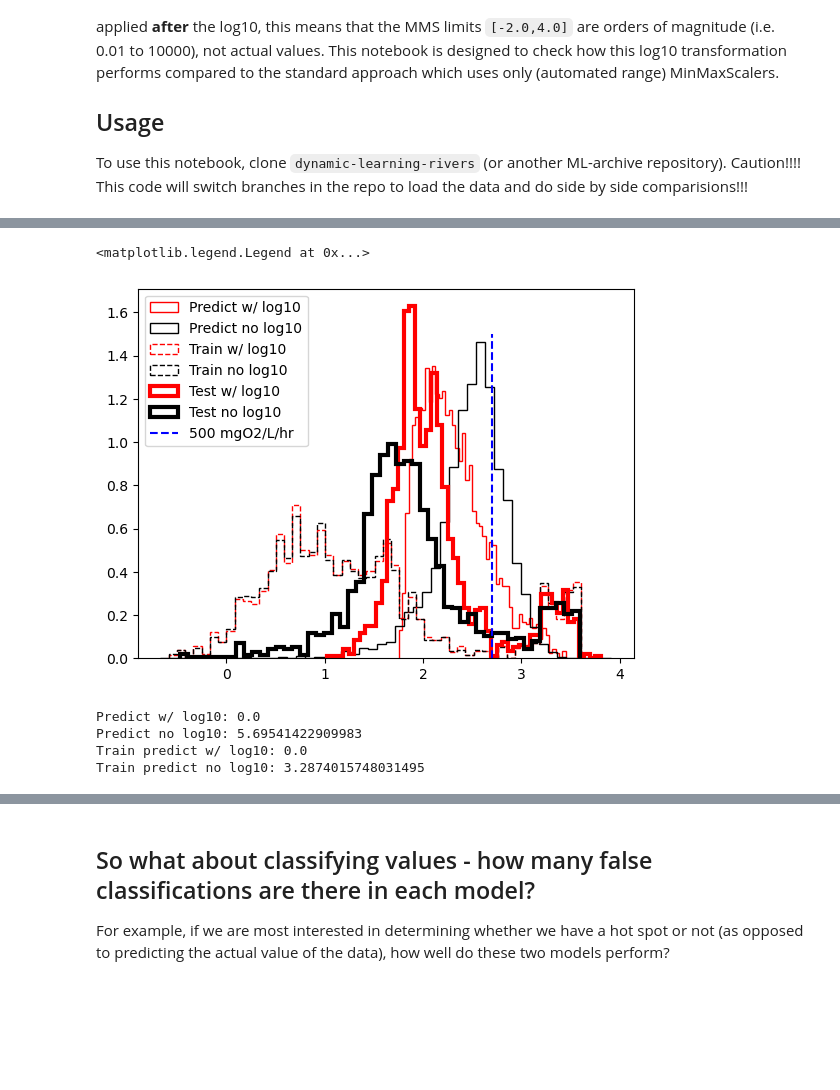
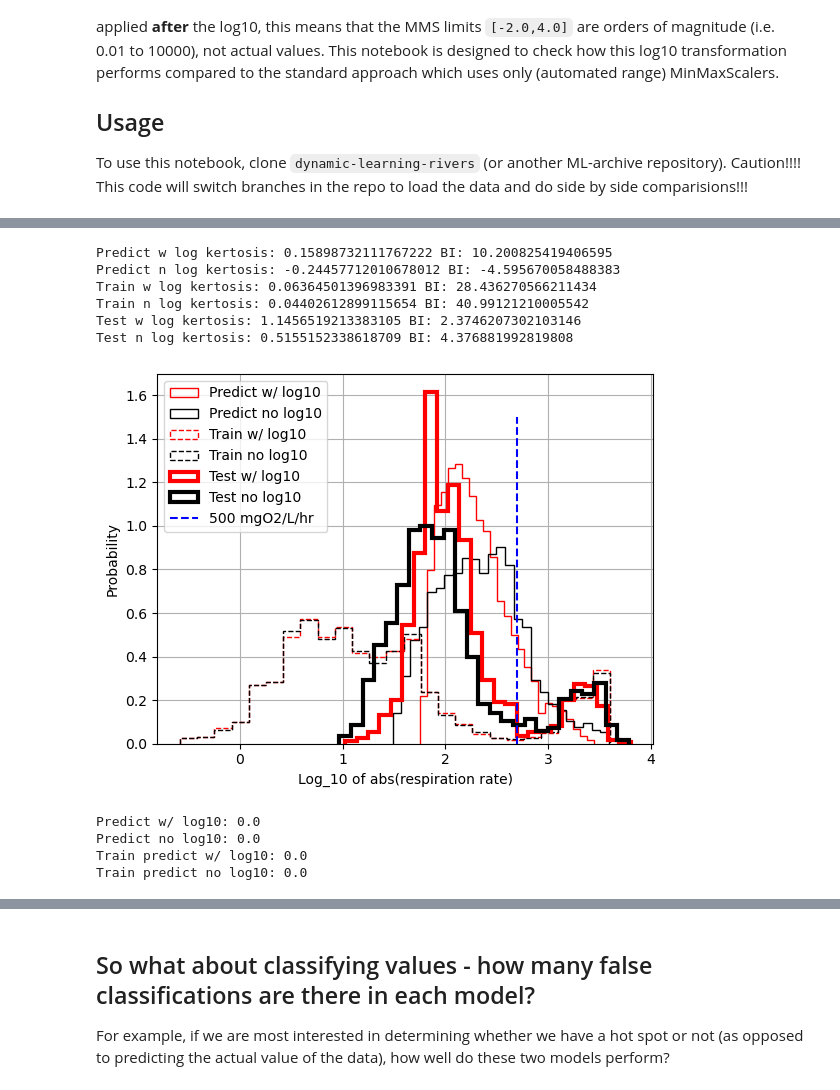
Before and after one commit to parallelworks/dynamic-learning-rivers, a Jupyter notebook: examples/log10_or_not_log10.ipynb, the cells around one changed output, grey strips where cells are left out. Drawn from its saved outputs; the diff is of its cells as text; code cells hidden in the pictures; blank space fills up the shorter version.

```diff
--- a/examples/log10_or_not_log10.ipynb
+++ b/examples/log10_or_not_log10.ipynb
@@ -13,11 +13,19 @@ To use this notebook, clone `dynamic-learning-rivers` (or another ML-archive rep
 # %%
 import pandas as pd
 import numpy as np
+from scipy.stats import kurtosis
+from scipy.stats import skew
 import matplotlib.pyplot as plt
 
 # Number of independent SuperLearners
 num_sl = 10
-num_bins = 50
+num_bins = 25
+
+# Define bimodal index
+# Tarba et al. 2022 https://doi.org/10.3390/math10071042
+# cite Sarle from Knapp et al. (2007).
+def bi(a):
+    return ((skew(a)*skew(a) + 1.0)/kurtosis(a))
 # %%
 #!cd /pw/dev/dynamic-learning-rivers; git checkout test-y2023m09-w-log
 !cd /pw/dev/dynamic-learning-rivers; git checkout Oct-2023-log10
@@ -30,7 +38,7 @@ predict_output_w_log_sl_0 = predict_output_w_log
 predict_output_w_log_CONUS = pd.read_csv("/pw/dev/dynamic-learning-rivers/output_data/filtered_predict_output.csv")
 
 # Start a figure for plotting histograms
-fig, ax = plt.subplots(10,1,figsize=(10,10))
+fig, ax = plt.subplots(10,1,figsize=(10,30))
 n, bins, patches = ax[0].hist(
     np.log10(np.abs(predict_output_w_log['Normalized_Respiration_Rate_mg_DO_per_H_per_L_sediment'])),
     num_bins, density=True, histtype="step", linestyle=('solid'), color=('r'))
@@ -63,7 +71,7 @@ for ll in np.linspace(1,num_sl-1,num_sl-1):
 
 
 #!cd /pw/dev/dynamic-learning-rivers; git checkout test-y2023m09-w-log
-!cd /pw/dev/dynamic-learning-rivers; git checkout Oct-2023
+!cd /pw/dev/dynamic-learning-rivers; git checkout Oct-2023-QT
 
 # Load the first superlearner to initialize storage
 train_target_n_log = pd.read_csv('/pw/dev/dynamic-learning-rivers/ml_models/sl_0/sl_scatter_train.csv')
@@ -112,58 +119,91 @@ Your branch is up to date with 'origin/Oct-2023'.
 # %%
 # Above we plotted each SuperLearner iteration separately.
 # Now, plot the overall, merged distributions.
 
 fig, ax = plt.subplots(1,1)
 n, bins, patches = ax.hist(
     np.log10(np.abs(predict_output_w_log_CONUS['Normalized_Respiration_Rate_mg_DO_per_H_per_L_sediment'])),
     num_bins, density=True, histtype="step", linestyle=('solid'), color=('r'))
+
+print('Predict w log kertosis: '+str(kurtosis(
+    np.log10(np.abs(predict_output_w_log_CONUS['Normalized_Respiration_Rate_mg_DO_per_H_per_L_sediment']))))+
+    ' BI: '+str(bi(np.log10(np.abs(predict_output_w_log_CONUS['Normalized_Respiration_Rate_mg_DO_per_H_per_L_sediment'])))))
+
 n, bins, patches = ax.hist(
     np.log10(np.abs(predict_output_n_log_CONUS['Normalized_Respiration_Rate_mg_DO_per_H_per_L_sediment'])),
     num_bins, density=True, histtype="step", linestyle=('solid'), color=('k'))
+
+print('Predict n log kertosis: '+str(kurtosis(
+    np.log10(np.abs(predict_output_n_log_CONUS['Normalized_Respiration_Rate_mg_DO_per_H_per_L_sediment']))))+
+    ' BI: '+str(bi(np.log10(np.abs(predict_output_n_log_CONUS['Normalized_Respiration_Rate_mg_DO_per_H_per_L_sediment'])))))
+
 n, bins, patches = ax.hist(
     np.log10(np.abs(train_target_w_log['target'])),
     num_bins, density=True, histtype="step", linestyle=('dashed'), color=('r'))
+
+print('Train w log kertosis: '+str(kurtosis(
+    np.log10(np.abs(train_target_w_log['target']))))+
+    ' BI: '+str(bi(np.log10(np.abs(train_target_w_log['target'])))))
+
 n, bins, patches = ax.hist(
     np.log10(np.abs(train_target_n_log['target'])),
     num_bins, density=True, histtype="step", linestyle=('dashed'), color=('k'))
+
+print('Train n log kertosis: '+str(kurtosis(
+    np.log10(np.abs(train_target_n_log['target']))))+
+    ' BI: '+str(bi(np.log10(np.abs(train_target_n_log['target'])))))
+
 n, bins, patches = ax.hist(
     np.log10(np.abs(test_target_w_log['predicted'])),
     num_bins, density=True, histtype="step", linestyle=('solid'), color=('r'), linewidth=3)
+
+print('Test w log kertosis: '+str(kurtosis(
+    np.log10(np.abs(test_target_w_log['predicted']))))+
+    ' BI: '+str(bi(np.log10(np.abs(test_target_w_log['predicted'])))))
+
 n, bins, patches = ax.hist(
     np.log10(np.abs(test_target_n_log['predicted'])),
     num_bins, density=True, histtype="step", linestyle=('solid'), color=('k'), linewidth=3)
 
+print('Test n log kertosis: '+str(kurtosis(
+    np.log10(np.abs(test_target_n_log['predicted']))))+
+    ' BI: '+str(bi(np.log10(np.abs(test_target_n_log['predicted'])))))
+
 # Add the 500 line for visualizing where the cut off is:
 ax.plot([np.log10(500.0),np.log10(500.0)],[0,1.5],'b--')
 ax.legend(['Predict w/ log10','Predict no log10','Train w/ log10','Train no log10','Test w/ log10','Test no log10','500 mgO2/L/hr'])
+
+# Labels
+ax.set_ylabel('Probability')
+ax.set_xlabel('Log_10 of abs(respiration rate)')
+ax.grid()
 # %% [output]
-<matplotlib.legend.Legend at 0x...>
+Predict w log kertosis: 0.15898732111767222 BI: 10.200825419406595
+Predict n log kertosis: -0.24457712010678012 BI: -4.595670058488383
+Train w log kertosis: 0.06364501396983391 BI: 28.436270566211434
+Train n log kertosis: 0.04402612899115654 BI: 40.99121210005542
+Test w log kertosis: 1.1456519213383105 BI: 2.3746207302103146
+Test n log kertosis: 0.5155152338618709 BI: 4.376881992819808
-[figure, old version]
+[figure, new version]
 # %%
 # What is the percent of predicted positive respiration rates?
 
-def get_percent_negative(df_in,target_name='Normalized_Respiration_Rate_mg_DO_per_H_per_L_sediment'):
+def get_percent_positive(df_in,target_name='Normalized_Respiration_Rate_mg_DO_per_H_per_L_sediment'):
     num_pos = np.shape(
         df_in[df_in[target_name] > 0])[0]
     num_all = np.shape(df_in)[0]
     return 100.0*num_pos/num_all
 
-print('Predict w/ log10: '+str(get_percent_negative(predict_output_w_log)))
-print('Predict no log10: '+str(get_percent_negative(predict_output_n_log)))
+print('Predict w/ log10: '+str(get_percent_positive(predict_output_w_log)))
+print('Predict no log10: '+str(get_percent_positive(predict_output_n_log)))
 
-print('Train predict w/ log10: '+str(get_percent_negative(train_target_w_log,'predicted')))
-print('Train predict no log10: '+str(get_percent_negative(train_target_n_log,'predicted')))
-
-
-#np.shape(test_target_n_log)
-#num_pos = np.shape(
-#    predict_output_n_log[
-#        predict_output_n_log['Normalized_Respiration_Rate_mg_DO_per_H_per_L_sediment'] > 0])[0]
+print('Train predict w/ log10: '+str(get_percent_positive(train_target_w_log,'predicted')))
+print('Train predict no log10: '+str(get_percent_positive(train_target_n_log,'predicted')))
 # %% [output]
 Predict w/ log10: 0.0
-Predict no log10: 5.69541422909983
+Predict no log10: 0.0
 Train predict w/ log10: 0.0
-Train predict no log10: 3.2874015748031495
+Train predict no log10: 0.0
 # %%
 fig, [ax0,ax1] = plt.subplots(1,2,figsize=(20,6))
 ax0.plot(train_target_n_log['target'],train_target_n_log['predicted'],'r.')
```
Also changed, not shown: parts of 6 cells of this notebook.
